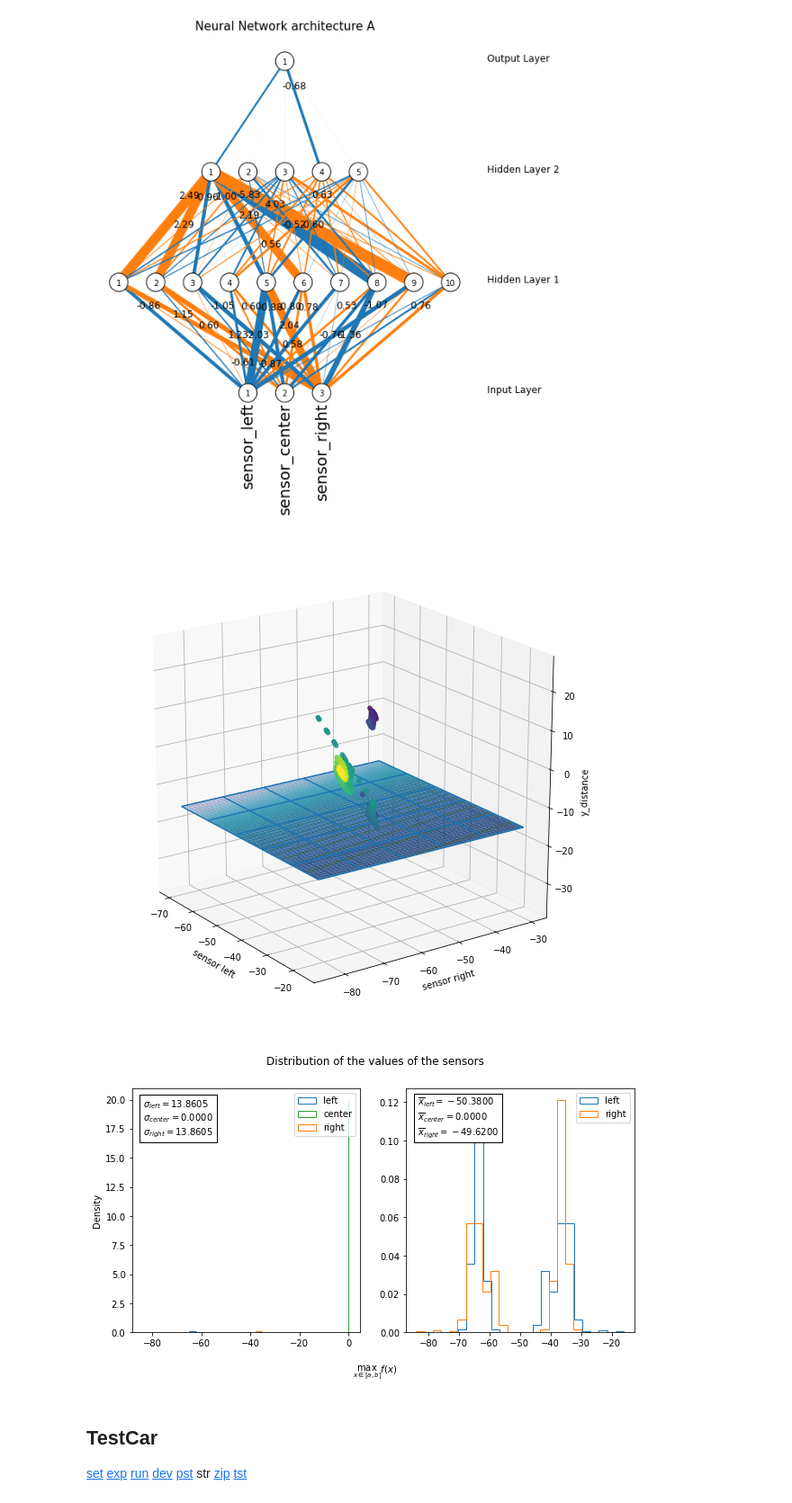
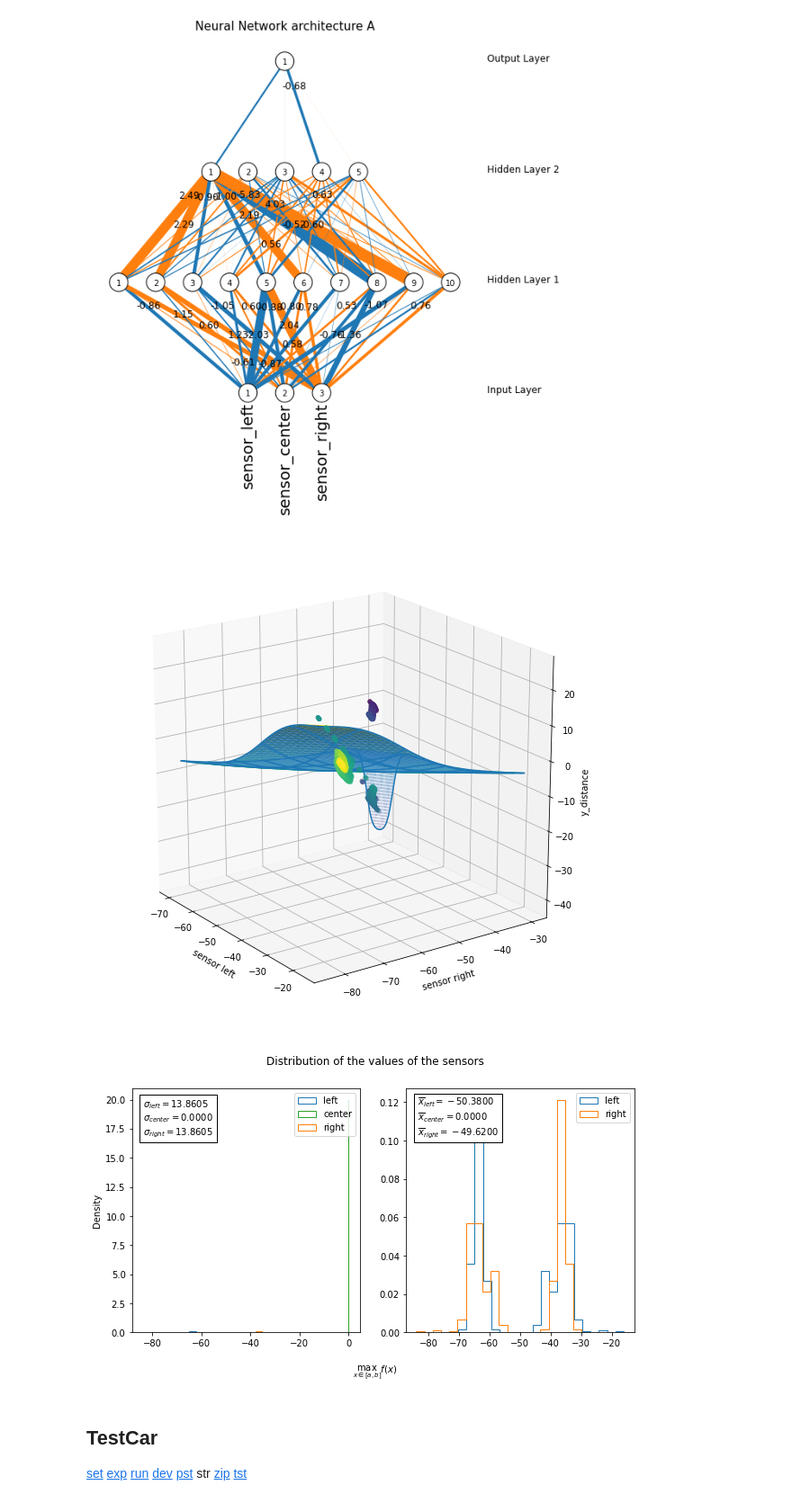
Before and after one commit to JoDeMiro/TMP, a Jupyter notebook: ML_Auto_T31.ipynb, the cells around one changed output. Shown at 90% size. Cells and saved outputs as stored; diff of their text form; code cells hidden in the pictures.

```diff
--- a/ML_Auto_T31.ipynb
+++ b/ML_Auto_T31.ipynb
@@ -294,13 +305,13 @@ for i in range(100):
 # %%
 # https://matplotlib.org/stable/tutorials/colors/colormaps.html
 
 postPlotter = PostPlotter(auto)
 
-postPlotter.plot_mlp_surface_prediction_v4(resolution=100, transparency=0.8, cmap='Blues', center=100)
+postPlotter.plot_mlp_surface_prediction_v4(resolution=100, transparency=0.8, cmap='Blues', center=0.0)
 
 postPlotter.plot_sensors_distibution(bins=20)
 # %% [output]
-[figure, old version]
+[figure, new version]
 [figure]
 # %% [markdown]
 ## TestCar
```
Also changed, not shown: parts of 3 cells of this notebook.
